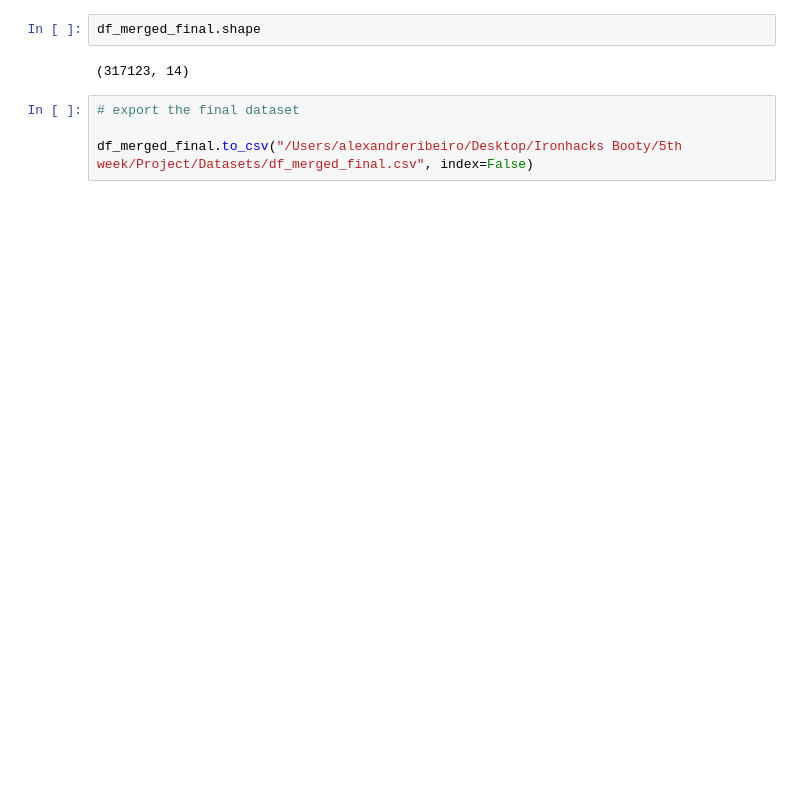
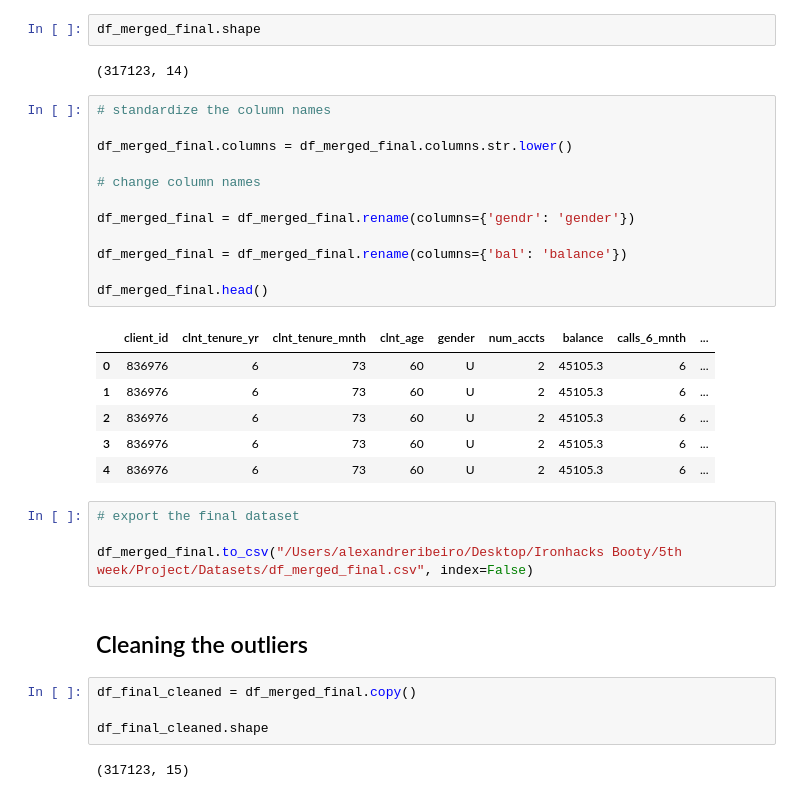
Before and after one commit to AlexRibeiro95/Vanguard-EDA, a Jupyter notebook: data/raw/data_cleaning.ipynb, the cells around one changed output. Drawn from its saved outputs; the diff is of its cells as text; blank space fills up the shorter version.

```diff
--- a/data/raw/data_cleaning.ipynb
+++ b/data/raw/data_cleaning.ipynb
@@ -299,7 +313,34 @@ df_merged_final.sample(5)
 df_merged_final.shape
 # %% [output]
 (317123, 14)
+# %%
+# standardize the column names
+
+df_merged_final.columns = df_merged_final.columns.str.lower()
+
+# change column names
+
+df_merged_final = df_merged_final.rename(columns={'gendr': 'gender'})
+
+df_merged_final = df_merged_final.rename(columns={'bal': 'balance'})
+
+df_merged_final.head()
+# %% [output]
+|  | client_id | clnt_tenure_yr | clnt_tenure_mnth | clnt_age | gender | num_accts | balance | calls_6_mnth | ... |
+| 0 | 836976 | 6 | 73 | 60 | U | 2 | 45105.3 | 6 | ... |
+| 1 | 836976 | 6 | 73 | 60 | U | 2 | 45105.3 | 6 | ... |
+| 2 | 836976 | 6 | 73 | 60 | U | 2 | 45105.3 | 6 | ... |
+| 3 | 836976 | 6 | 73 | 60 | U | 2 | 45105.3 | 6 | ... |
+| 4 | 836976 | 6 | 73 | 60 | U | 2 | 45105.3 | 6 | ... |
 # %%
 # export the final dataset
 
 df_merged_final.to_csv("/Users/alexandreribeiro/Desktop/Ironhacks Booty/5th week/Project/Datasets/df_merged_final.csv", index=False)
+# %% [markdown]
+## Cleaning the outliers
+# %%
+df_final_cleaned = df_merged_final.copy()
+
+df_final_cleaned.shape
+# %% [output]
+(317123, 15)
```
Also changed, not shown: parts of 11 cells of this notebook, 4 other files.
